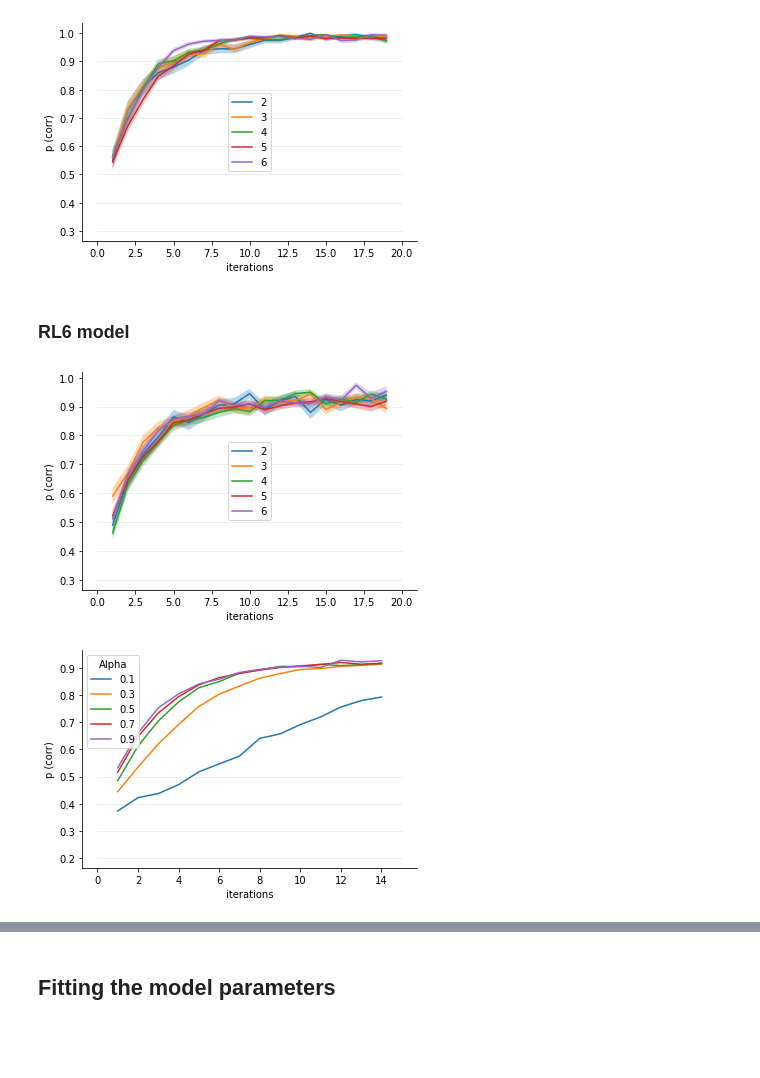
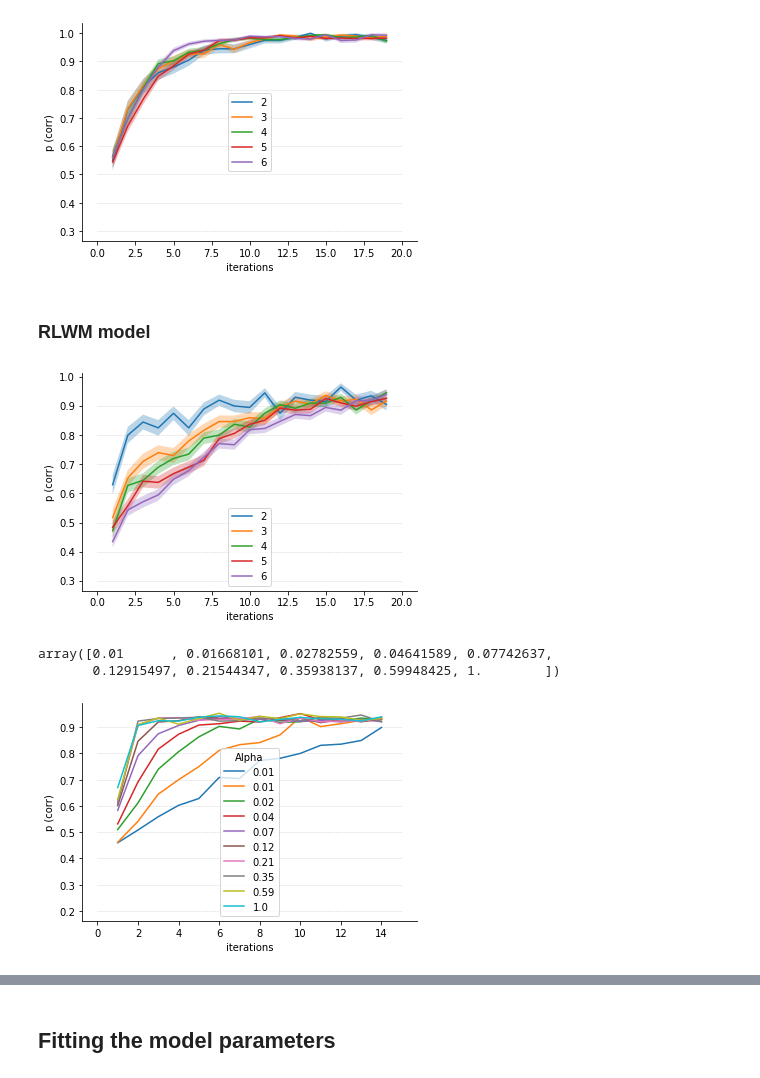
Before and after one commit to alebel14/impulsivity, a Jupyter notebook: RL Implementation.ipynb, the cells around one changed output, grey strips where cells are left out. Drawn from its saved outputs; the diff is of its cells as text; code cells hidden in the pictures; blank space fills up the shorter version.

```diff
--- a/RL Implementation.ipynb
+++ b/RL Implementation.ipynb
@@ -146,6 +146,7 @@ class simulate_RLWM():
         self.correct = []
         self.key_answer = []
         self.stimulus = []
+        self.outcome = []
         self.Q = np.ones((len(self.reward.keys()), self.actions))/self.actions
         self.W = np.ones((len(self.reward.keys()), self.actions))/self.actions
         self.W0 = self.W.copy()
@@ -177,7 +178,7 @@ class simulate_RLWM():
                 r = 1
             else:
                 r = 0
-
+            self.outcome.append(r)
             if r==0:
                 self.Q[s,a] = self.Q[s,a] + self.neg_alpha*(r-self.Q[s,a])
 
@@ -287,12 +288,15 @@ class simulate_RL2():
 # %%
 alpha = 0.01
 beta= 50
-epsilon =0
-phi=0
-pers=0
+epsilon =0.1
+phi=0.1
+pers=0.1
 T=110
 actions = 3
 K=2
-prior=1
+prior=0.8
+rewards = {0:1, 1:0}#, 2:1, 3:2, 4:2, 5:0}
+model = simulate_RLWM(alpha, K, prior, beta, epsilon, phi, pers, T, actions, rewards)
+model.fit()
 # %% [markdown]
 ### RLWM model
@@ -421,7 +401,7 @@ ax.spines['left'].set_visible(True)
 # %% [output]
 [figure]
 # %% [markdown]
-### RL6 model
+### RLWM model
 # %%
 all_correct = dict()
 all_iter = dict()
@@ -429,7 +409,8 @@ for r in [{0:1, 1:0}, {0:1, 1:0, 2:1}, {0:1, 1:0, 2:1, 3:2}, {0:1, 1:0, 2:1, 3:2
     correct_x = []
     iter_x = []
     for x in range(100):
-        model = simulate_RL6(alpha, beta, epsilon, phi, pers, T, actions, r)
+        model = simulate_RLWM(alpha, K, prior, beta, epsilon, phi, pers, T, actions, r)
+
         model.fit()
         model.get_iteration()
         correct_x.append(model.correct)
@@ -469,16 +450,20 @@ ax.spines['right'].set_visible(False)
 ax.spines['bottom'].set_visible(True)
 ax.spines['left'].set_visible(True)
 # %% [output]
-[figure, old version]
+[figure, new version]
+# %%
+np.geomspace(0.01, 1, num=10)
+# %% [output]
+array([0.01      , 0.01668101, 0.02782559, 0.04641589, 0.07742637,
+       0.12915497, 0.21544347, 0.35938137, 0.59948425, 1.        ])
 # %%
 all_correct = dict()
 all_sem = dict()
-for a in range (10, 100, 20):
+for a in np.geomspace(0.01, 1, num=10):
     correct = []
     correct_sem = []
-    for i in range(1000):
-        model = simulate_RL6(a/100, beta, epsilon, phi, pers, T, actions, r)
-
+    for i in range(100):
+        model = simulate_RLWM(a, K, prior, beta, epsilon, phi, pers, T, actions, r)
         model.fit()
         model.get_delay()
         model.get_iteration()
@@ -492,30 +477,30 @@ for a in range (10, 100, 20):
             sem_iter.append(scipy.stats.sem(test_result))
         correct.append(all_iter)
         correct_sem.append(sem_iter)
-    all_correct[str(a/100)] = correct
-    all_sem[str(a/100)] = correct_sem
+    all_correct[str(a)] = correct
+    all_sem[str(a)] = correct_sem
 # %%
 plt.figure()
 ax = plt.subplot(111)
 
 for i in all_correct.keys():
-    plt.plot(list(range(1, 15)), np.mean(np.array(all_correct[i]), axis=0), label=i)
+    plt.plot(list(range(1, 15)), np.mean(np.array(all_correct[i]), axis=0), label=f'{i:.4}')
     #plt.fill_between(list(range(1, 15)), [i-j for i, j in zip(np.mean(np.array(all_correct[i]), axis=0), np.mean(np.array(all_sem[i]), axis=0))], [i+j for i, j in zip(np.mean(np.array(all_correct[i]), axis=0), np.mean(np.array(all_sem[i]), axis=0))], alpha=0.3)
 
-for y in range(20, 60, 10):
+for y in range(20, 100, 10):
      plt.plot([0, 8, 14, 15], [y/100]*4, '--', lw=0.5, color='dimgray', alpha=0.3)
 
 plt.legend(title='Alpha')
 plt.xlabel('iterations')
 plt.ylabel('p (corr)')
 ax.spines['top'].set_visible(False)
 ax.spines['right'].set_visible(False)
 ax.spines['bottom'].set_visible(True)
 ax.spines['left'].set_visible(True)
 
 plt.show()
 # %% [output]
-[figure, old version]
+[figure, new version]
 # %%
 all_correct = dict()
 all_sem = dict()
```
Also changed, not shown: parts of 39 cells of this notebook, 2 other files.
